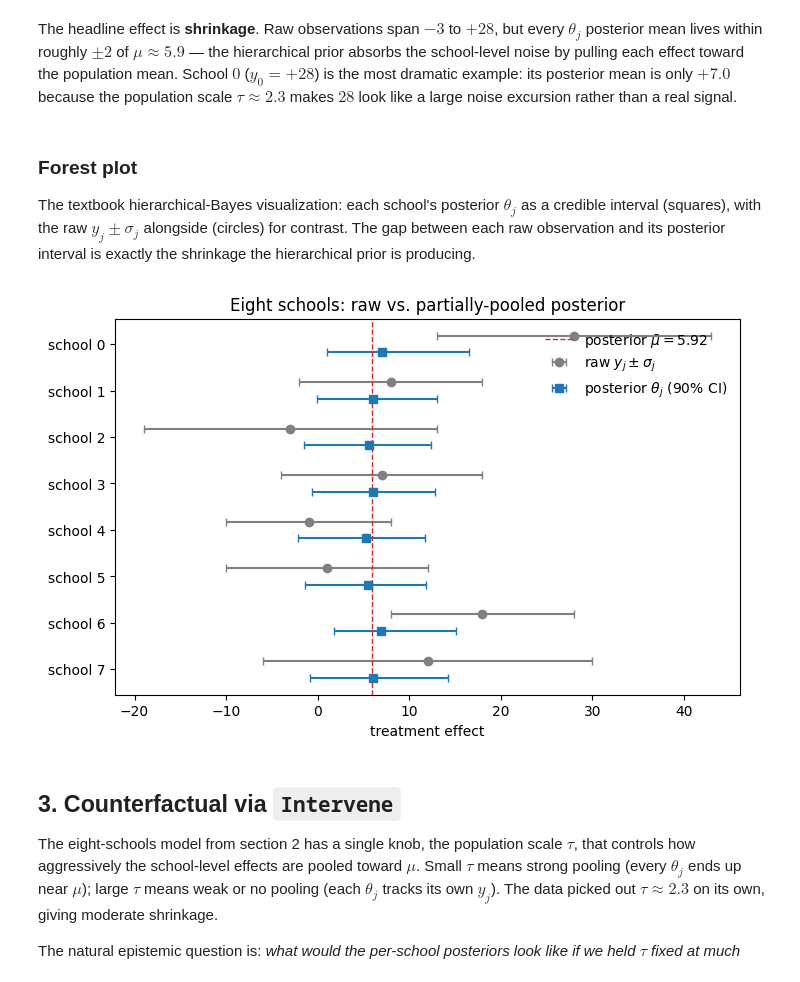
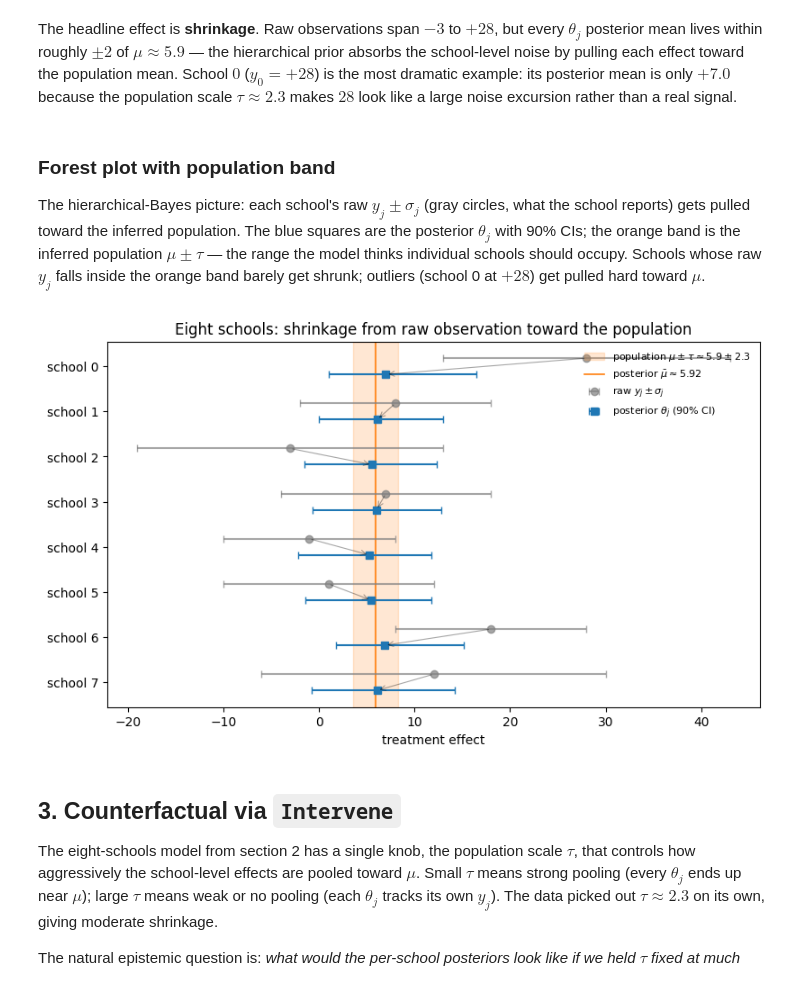
Before and after one commit to datvo06/effectful_mcmc, a Jupyter notebook: docs/quickstart.ipynb, the cells around one changed output. Saved outputs shown, nothing was run; the diff lists cells and outputs as text; code cells hidden in the pictures.

```diff
--- a/docs/quickstart.ipynb
+++ b/docs/quickstart.ipynb
@@ -170,37 +205,50 @@ per-school theta posteriors:
 # %% [markdown]
 The headline effect is **shrinkage**. Raw observations span $-3$ to $+28$, but every $\theta_j$ posterior mean lives within roughly $\pm 2$ of $\mu \approx 5.9$ — the hierarchical prior absorbs the school-level noise by pulling each effect toward the population mean. School $0$ ($y_0 = +28$) is the most dramatic example: its posterior mean is only $+7.0$ because the population scale $\tau \approx 2.3$ makes $28$ look like a large noise excursion rather than a real signal.
 # %% [markdown]
-### Forest plot
+### Forest plot with population band
 
-The textbook hierarchical-Bayes visualization: each school's posterior $\theta_j$ as a credible interval (squares), with the raw $y_j \pm \sigma_j$ alongside (circles) for contrast. The gap between each raw observation and its posterior interval is exactly the shrinkage the hierarchical prior is producing.
+The hierarchical-Bayes picture: each school's raw $y_j \pm \sigma_j$ (gray circles, what the school reports) gets pulled toward the inferred population. The blue squares are the posterior $\theta_j$ with 90% CIs; the orange band is the inferred population $\mu \pm \tau$ — the range the model thinks individual schools should occupy. Schools whose raw $y_j$ falls inside the orange band barely get shrunk; outliers (school 0 at $+28$) get pulled hard toward $\mu$.
 # %%
-theta_means = np.array([float(samples8[f"theta_{j}"].mean())            for j in range(J)])
+theta_means = np.array([float(samples8[f"theta_{j}"].mean())             for j in range(J)])
 theta_lo    = np.array([float(np.quantile(samples8[f"theta_{j}"], 0.05)) for j in range(J)])
 theta_hi    = np.array([float(np.quantile(samples8[f"theta_{j}"], 0.95)) for j in range(J)])
 mu_mean     = float(samples8["mu"].mean())
+tau_mean    = float(samples8["tau"].mean())
 
 y_arr = np.asarray(y_obs)
 s_arr = np.asarray(sigma_obs)
 yloc  = np.arange(J)
 
-fig, ax = plt.subplots(figsize=(7, 4.5), constrained_layout=True)
-# raw observations with reported standard errors
-ax.errorbar(y_arr, yloc - 0.18, xerr=s_arr, fmt="o", color="gray", capsize=3,
+fig, ax = plt.subplots(figsize=(8, 4.8), constrained_layout=True)
+# Population band: mu +/- tau, the range the model "expects" individual schools in
+ax.axvspan(mu_mean - tau_mean, mu_mean + tau_mean,
+           color="C1", alpha=0.18,
+           label=fr"population $\mu \pm \tau \approx {mu_mean:.1f} \pm {tau_mean:.1f}$")
+ax.axvline(mu_mean, color="C1", lw=1.2,
+           label=fr"posterior $\bar{{\mu}} \approx {mu_mean:.2f}$")
+# Raw observations (what the schools reported)
+ax.errorbar(y_arr, yloc - 0.18, xerr=s_arr,
+            fmt="o", color="gray", capsize=3, alpha=0.7,
             label=r"raw $y_j \pm \sigma_j$")
-# posterior 90% credible intervals for each theta_j
+# Posterior theta_j with 90% credible intervals
 ax.errorbar(theta_means, yloc + 0.18,
             xerr=[theta_means - theta_lo, theta_hi - theta_means],
-            fmt="s", color="C0", capsize=3, label=r"posterior $\theta_j$ (90% CI)")
-ax.axvline(mu_mean, color="C3", ls="--", lw=1, label=fr"posterior $\bar{{\mu}} = {mu_mean:.2f}$")
+            fmt="s", color="C0", capsize=3,
+            label=r"posterior $\theta_j$ (90% CI)")
+# Shrinkage arrows: show how much each school got pulled
+for j in range(J):
+    ax.annotate("", xy=(theta_means[j], yloc[j] + 0.18),
+                xytext=(y_arr[j], yloc[j] - 0.18),
+                arrowprops=dict(arrowstyle="->", color="black", alpha=0.35, lw=0.8))
 ax.set_yticks(yloc)
 ax.set_yticklabels([f"school {j}" for j in range(J)])
 ax.invert_yaxis()
 ax.set_xlabel("treatment effect")
-ax.set_title("Eight schools: raw vs. partially-pooled posterior")
-ax.legend(loc="upper right", frameon=False)
+ax.set_title("Eight schools: shrinkage from raw observation toward the population")
+ax.legend(loc="upper right", frameon=False, fontsize=8)
 plt.show()
 # %% [output]
-[figure, old version]
+[figure, new version]
 # %% [markdown]
 ## 3. Counterfactual via `Intervene`
 
```
Also changed, not shown: parts of 5 cells of this notebook.
